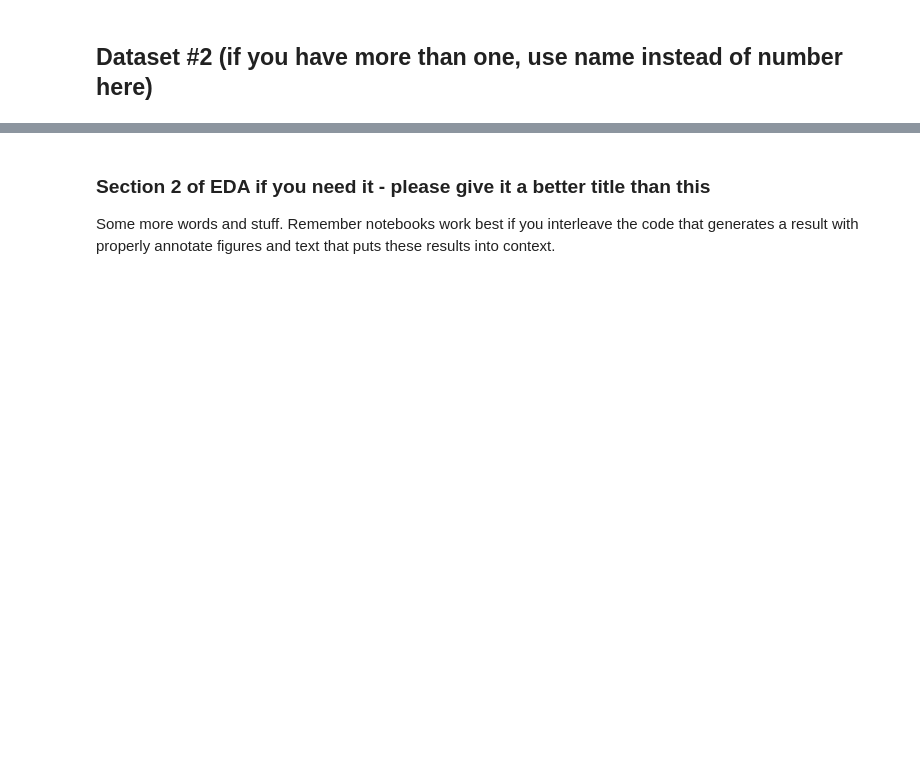
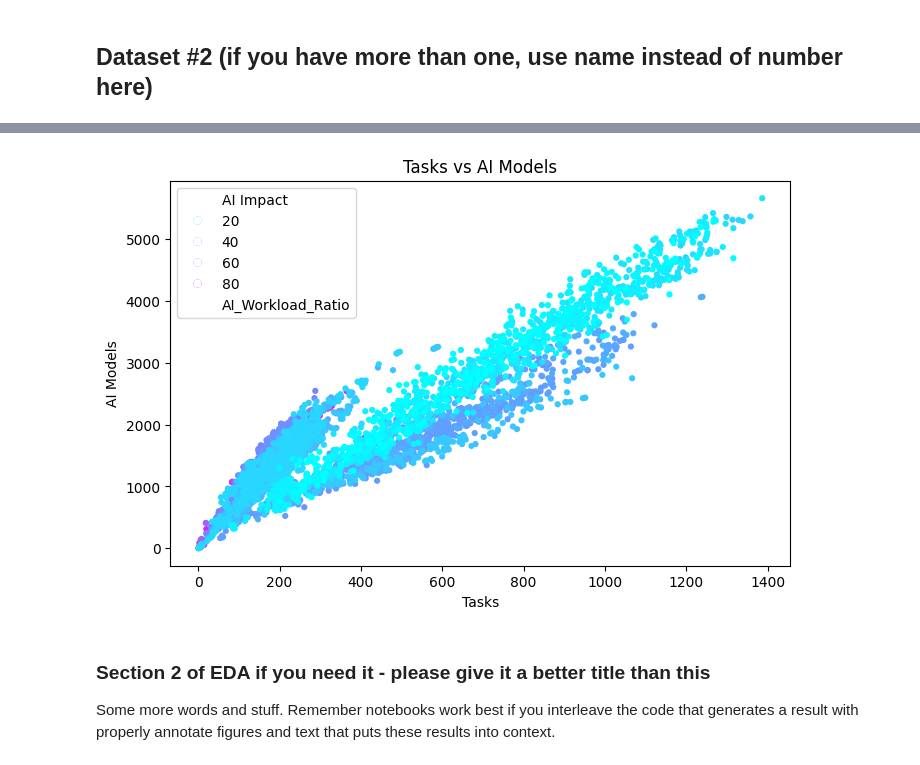
Before and after one commit to arpita-pandey/COGS108_FinalProject, a Jupyter notebook: EDACheckpoint_Group148_WI25.ipynb, the cells around one changed output, grey strips where cells are left out. Saved outputs shown, nothing was run; the diff lists cells and outputs as text; code cells hidden in the pictures; blank space fills up the shorter version.

```diff
--- a/EDACheckpoint_Group148_WI25.ipynb
+++ b/EDACheckpoint_Group148_WI25.ipynb
@@ -159,3 +204,16 @@ Some more words and stuff.  Remember notebooks work best if you interleave the c
+# %%
+import matplotlib.pyplot as plt
+import seaborn as sns
+
+# 4. Tasks vs AI Models
+plt.figure(figsize=(8, 5))
+sns.scatterplot(x='Tasks', y='AI models', hue='AI Impact', size='AI_Workload_Ratio', data=df, palette='cool', sizes=(20, 200))
+plt.title('Tasks vs AI Models')
+plt.xlabel('Tasks')
+plt.ylabel('AI Models')
+plt.show()
+# %% [output]
+[figure, added]
 # %% [markdown]
 ### Section 2 of EDA if you need it  - please give it a better title than this
 
```
Also changed, not shown: parts of 13 cells of this notebook.
